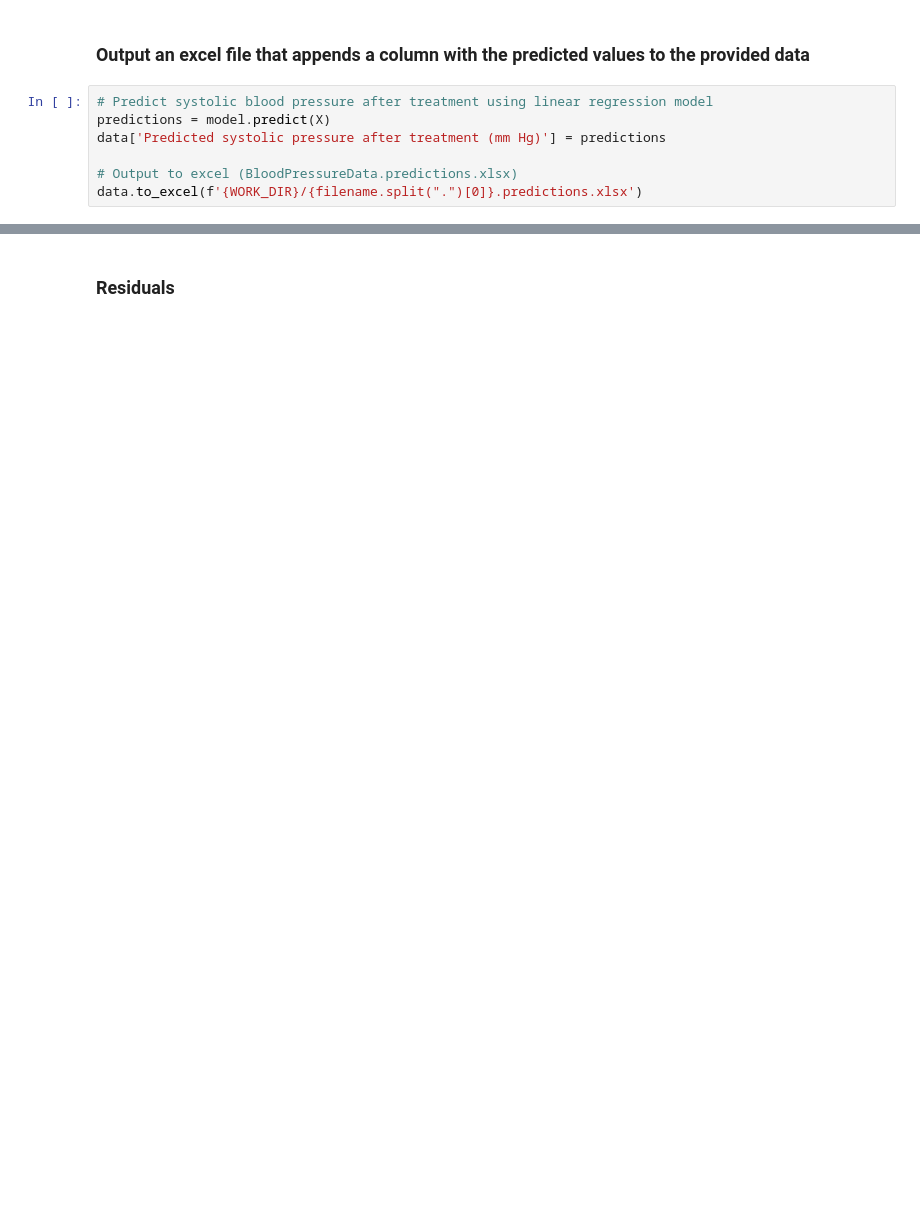
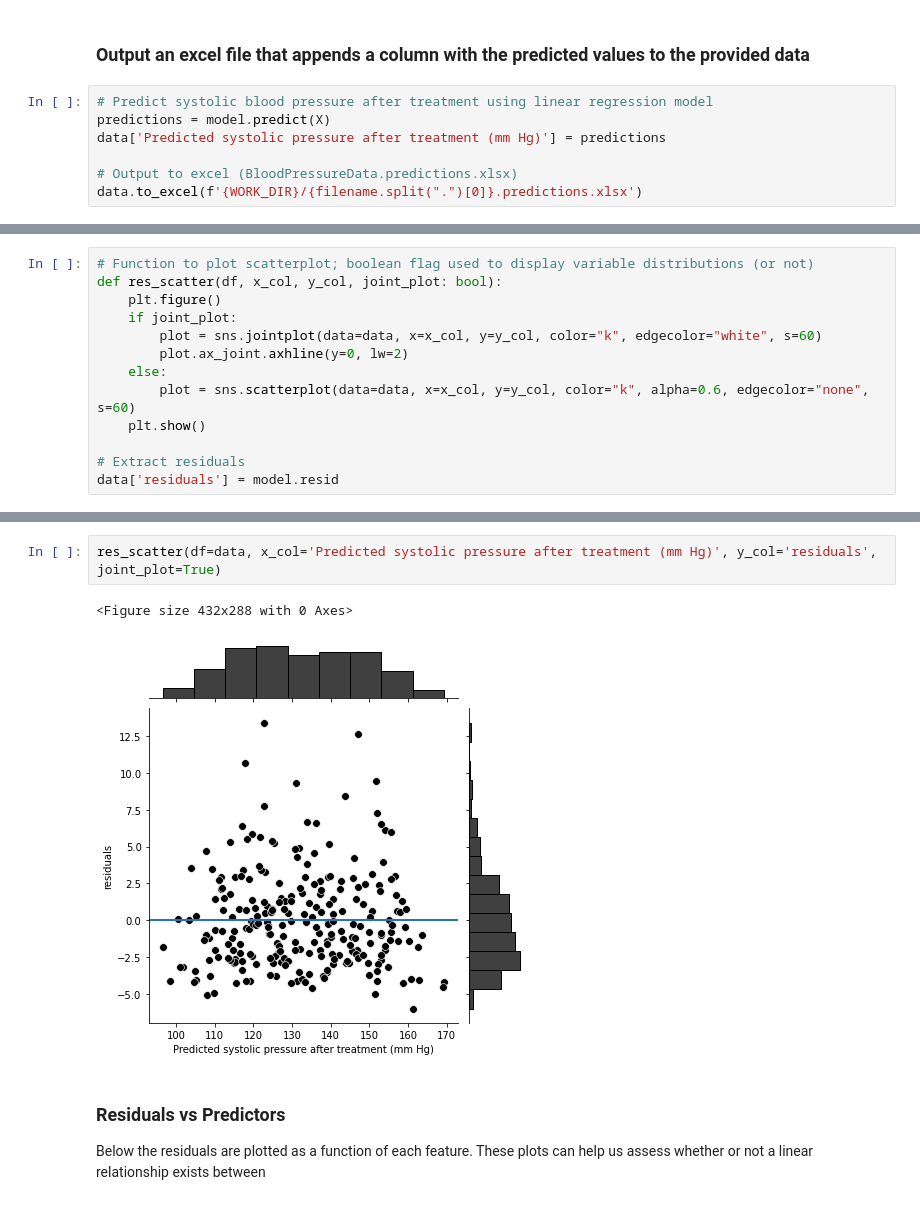
Before and after one commit to BrentonGraham/biomedical-ml-anschutz, a Jupyter notebook: 1. Linear Regression/LinearRegression.ipynb, the cells around one changed output, grey strips where cells are left out. Cells and saved outputs as stored; diff of their text form; blank space fills up the shorter version.

Commit message:
Regression notebook updates - residuals

```diff
--- a/1. Linear Regression/LinearRegression.ipynb
+++ b/1. Linear Regression/LinearRegression.ipynb
@@ -121,0 +112,13 @@ For each available variable, would you say that..
+# %%
+# Function to plot scatterplot; boolean flag used to display variable distributions (or not)
+def res_scatter(df, x_col, y_col, joint_plot: bool):
+    plt.figure()
+    if joint_plot:
+        plot = sns.jointplot(data=data, x=x_col, y=y_col, color="k", edgecolor="white", s=60)
+        plot.ax_joint.axhline(y=0, lw=2)
+    else:
+        plot = sns.scatterplot(data=data, x=x_col, y=y_col, color="k", alpha=0.6, edgecolor="none", s=60)
+    plt.show()
+
+# Extract residuals
+data['residuals'] = model.resid
@@ -122,2 +128,8 @@ For each available variable, would you say that..
+# %%
+res_scatter(df=data, x_col='Predicted systolic pressure after treatment (mm Hg)', y_col='residuals', joint_plot=True)
+# %% [output]
+<Figure size 432x288 with 0 Axes>
+[figure, added]
 # %% [markdown]
-### Residuals
+### Residuals vs Predictors
+Below the residuals are plotted as a function of each feature. These plots can help us assess whether or not a linear relationship exists between
```
Also changed, not shown: parts of 10 cells of this notebook, 1 other file.
